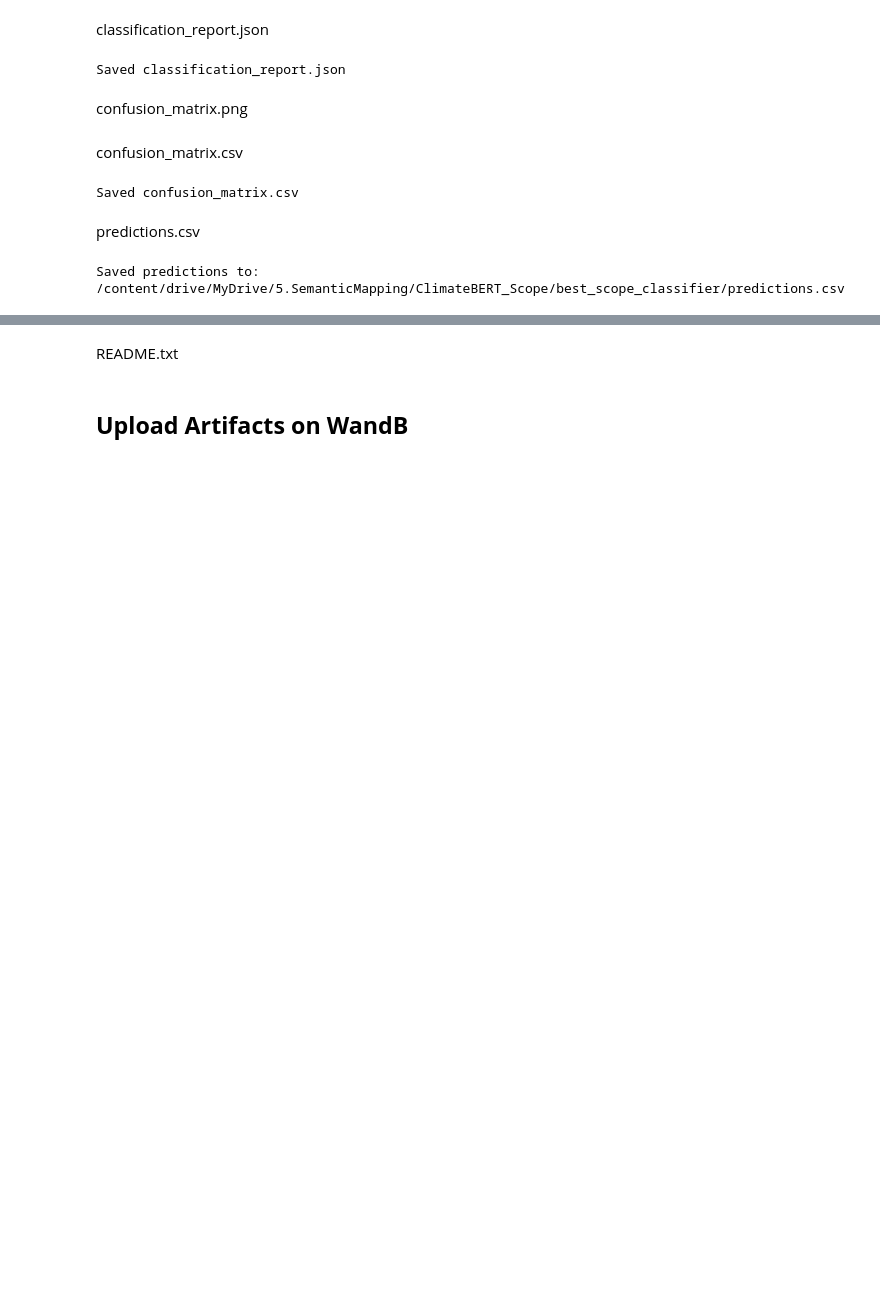
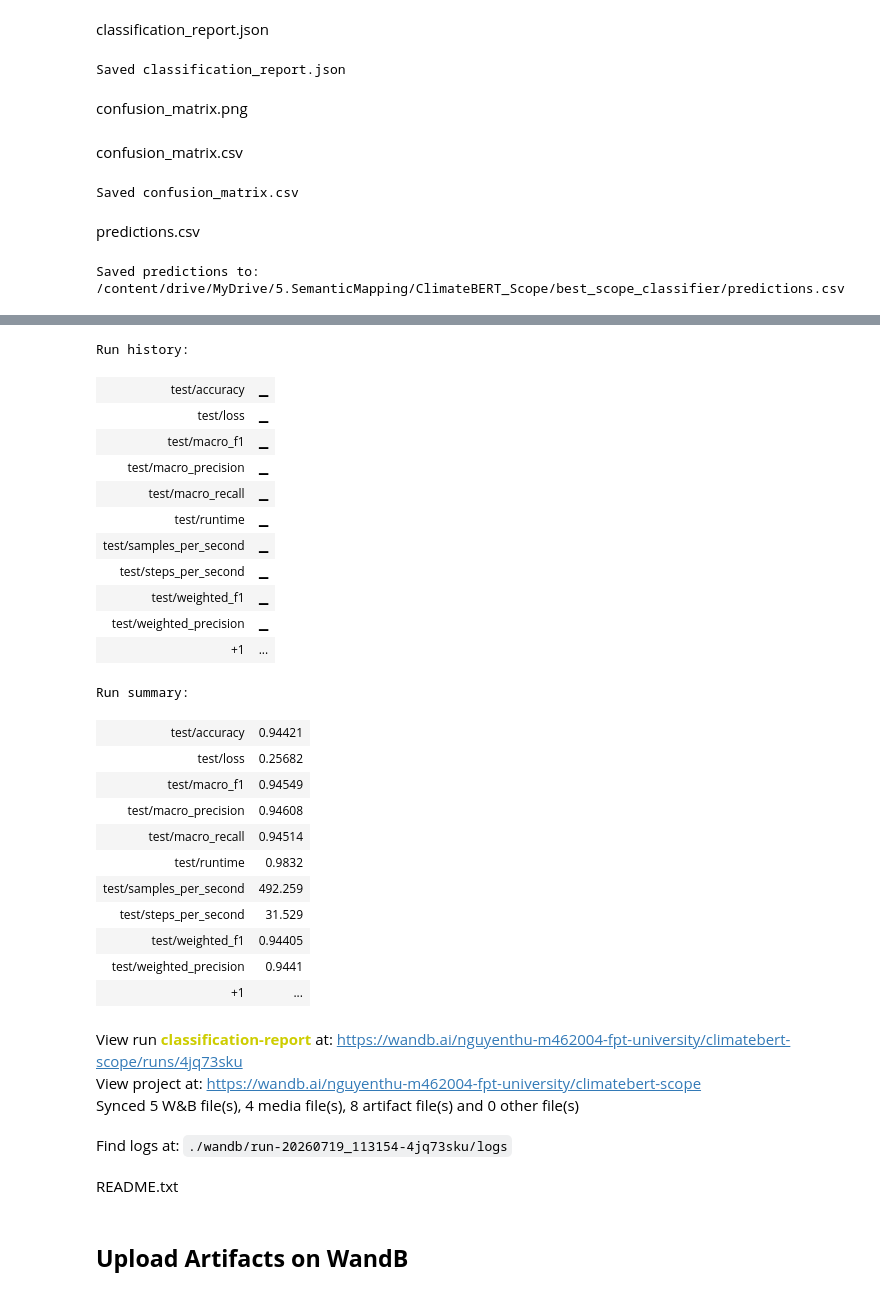
Before and after one commit to Eco-Lens/Eco-Lens_Main, a Jupyter notebook: 4.SemanticMapping/Train_ClimateBERT_Scope.ipynb, the cells around one changed output, grey strips where cells are left out. Cells and saved outputs as stored; diff of their text form; code cells hidden in the pictures; blank space fills up the shorter version.

```diff
--- a/4.SemanticMapping/Train_ClimateBERT_Scope.ipynb
+++ b/4.SemanticMapping/Train_ClimateBERT_Scope.ipynb
@@ -987,6 +1112,29 @@ predictions_df = pd.DataFrame({
 
 })
 
+wandb.log({
+
+    "Correct Predictions":
+
+        wandb.Table(
+
+            dataframe=predictions_df.sort_values(
+
+                "confidence",
+
+                ascending=False
+
+            ).head(100)
+
+        ),
+
+    "Prediction Confidence":
+        wandb.Histogram(confidence),
+
+    "Misclassified Samples":
+        wandb.Table(dataframe=predictions_df[predictions_df["correct"] == False])
+})
+
 predictions_path = os.path.join(
     BEST_MODEL_DIR,
     "predictions.csv"
@@ -999,5 +1147,6 @@ predictions_df.to_csv(
 )
 
 print(f"Saved predictions to: {predictions_path}")
+wandb.finish()
 # %% [output]
 Saved predictions to: /content/drive/MyDrive/5.SemanticMapping/ClimateBERT_Scope/best_scope_classifier/predictions.csv
@@ -1004,3 +1154,31 @@ Saved predictions to: /content/drive/MyDrive/5.SemanticMapping/ClimateBERT_Scope
+Run history:
+| test/accuracy | ▁ |
+| test/loss | ▁ |
+| test/macro_f1 | ▁ |
+| test/macro_precision | ▁ |
+| test/macro_recall | ▁ |
+| test/runtime | ▁ |
+| test/samples_per_second | ▁ |
+| test/steps_per_second | ▁ |
+| test/weighted_f1 | ▁ |
+| test/weighted_precision | ▁ |
+| +1 | ... |
+Run summary:
+| test/accuracy | 0.94421 |
+| test/loss | 0.25682 |
+| test/macro_f1 | 0.94549 |
+| test/macro_precision | 0.94608 |
+| test/macro_recall | 0.94514 |
+| test/runtime | 0.9832 |
+| test/samples_per_second | 492.259 |
+| test/steps_per_second | 31.529 |
+| test/weighted_f1 | 0.94405 |
+| test/weighted_precision | 0.9441 |
+| +1 | ... |
+View run classification-report at: https://wandb.ai/nguyenthu-m462004-fpt-university/climatebert-scope/runs/4jq73sku
+View project at: https://wandb.ai/nguyenthu-m462004-fpt-university/climatebert-scope
+Synced 5 W&B file(s), 4 media file(s), 8 artifact file(s) and 0 other file(s)
+Find logs at: ./wandb/run-20260719_113154-4jq73sku/logs
 # %% [markdown]
 README.txt
 # %%
```
Also changed, not shown: parts of 21 cells of this notebook.
